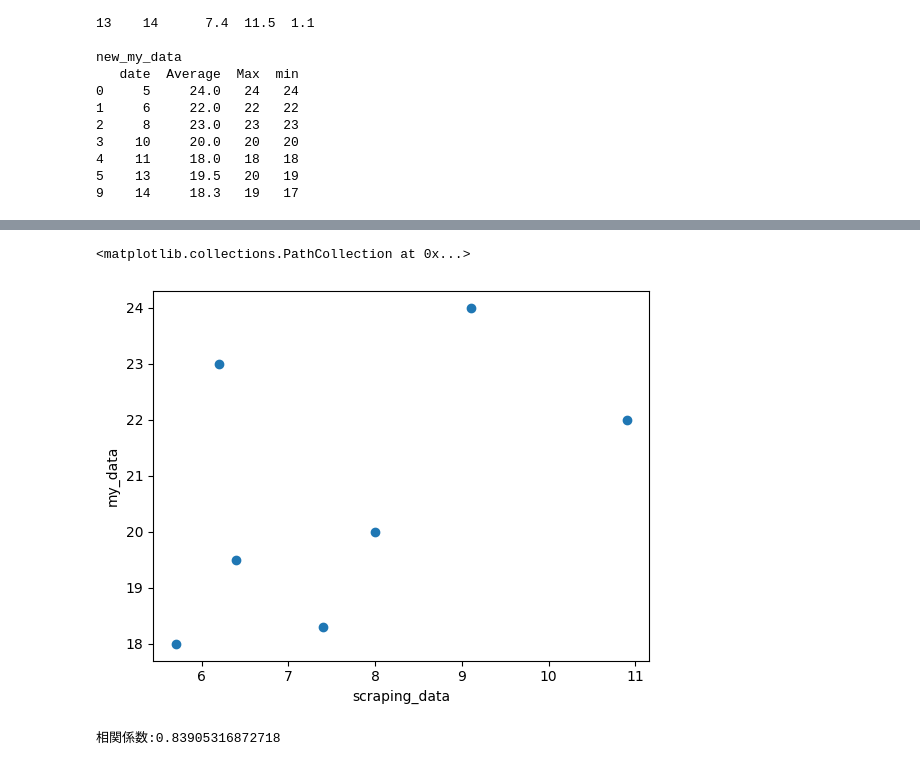
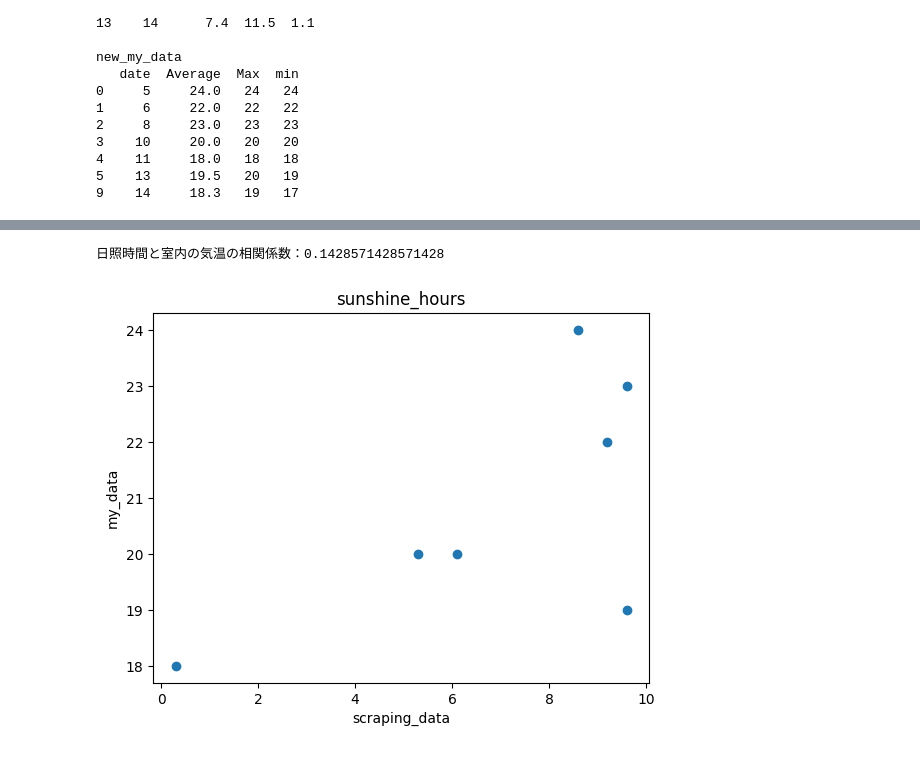
Before and after one commit to ko-to-m/ds-programming, a Jupyter notebook: verification.ipynb, the cells around one changed output, grey strips where cells are left out. Drawn from its saved outputs; the diff is of its cells as text; code cells hidden in the pictures.

```diff
--- a/verification.ipynb
+++ b/verification.ipynb
@@ -201,0 +237,8 @@ new_my_data
+# %%
+sunshine_hours_data = scraping_data[['日付', '日照時間(h)']]
+sunshine_hours_data_new = sunshine_hours_data[(sunshine_hours_data['日付'] == 5) | (sunshine_hours_data['日付'] == 6) | (sunshine_hours_data['日付'] == 8) | (sunshine_hours_data['日付'] == 10) |
+                  (sunshine_hours_data['日付'] == 11) | (sunshine_hours_data['日付'] == 13) | (sunshine_hours_data['日付'] == 14)]
+
+sunshine_hours_data_new = sunshine_hours_data_new.rename(columns={'日付': 'date', '日照時間(h)': 'sunshine_hours'})
+
+sunshine_hours_data_new
@@ -202,16 +265,17 @@ new_my_data
 # %%
 # 散布図
-x = new_scraping_data_['Average']
-y = new_my_data['Average']
+x = sunshine_hours_data_new['sunshine_hours']
+y = new_my_data['Max']
+
+plt.title('sunshine_hours')
 plt.xlabel("scraping_data")
 plt.ylabel("my_data")
 plt.scatter(x, y)
+
+
+# 相関係数
+res = x.corr(y)
+print(f'日照時間と室内の気温の相関係数：{res}')
 # %% [output]
-<matplotlib.collections.PathCollection at 0x...>
+日照時間と室内の気温の相関係数：0.1428571428571428
-[figure, old version]
+[figure, new version]
-# %%
-# 相関係数
-res = x.corr(y)
-print(f'相関係数:{res}')
-# %% [output]
-相関係数:0.83905316872718
```
Also changed, not shown: parts of 7 cells of this notebook.
